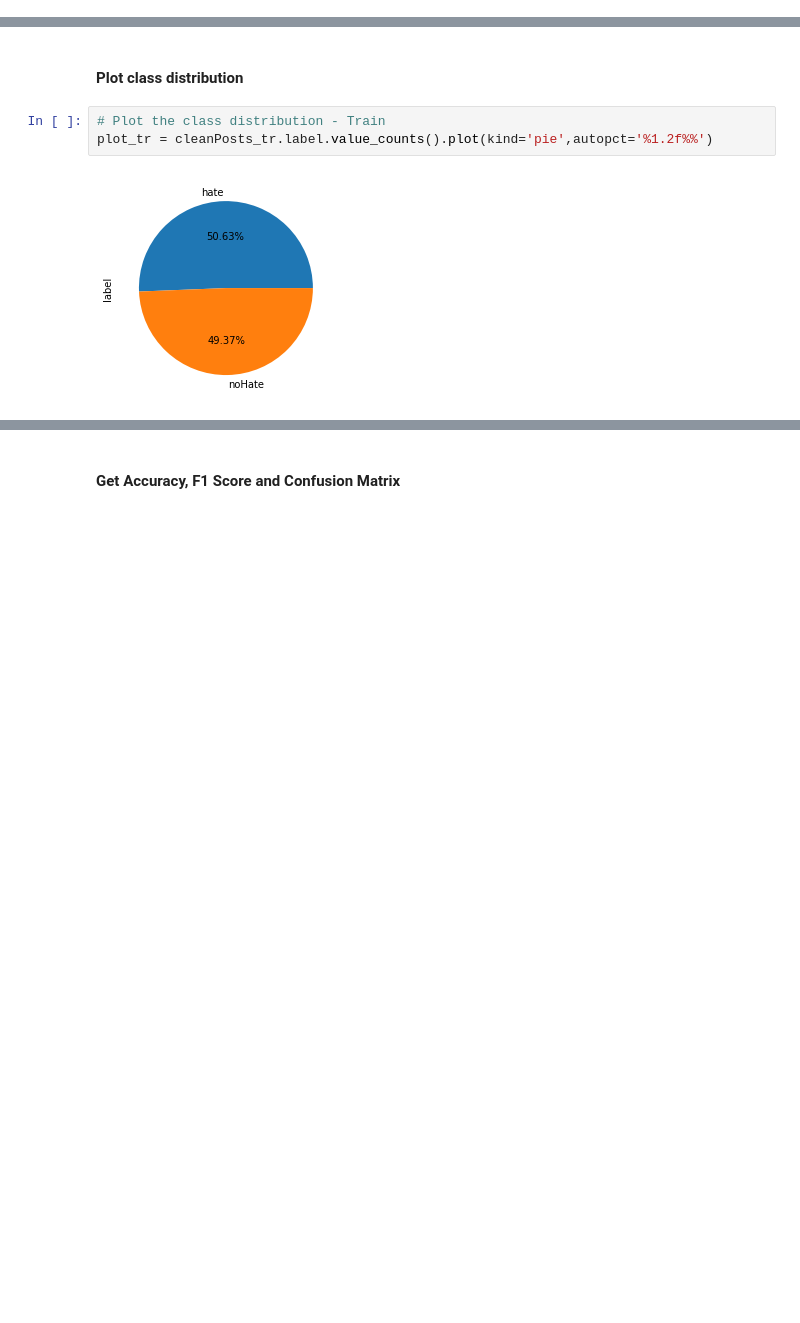
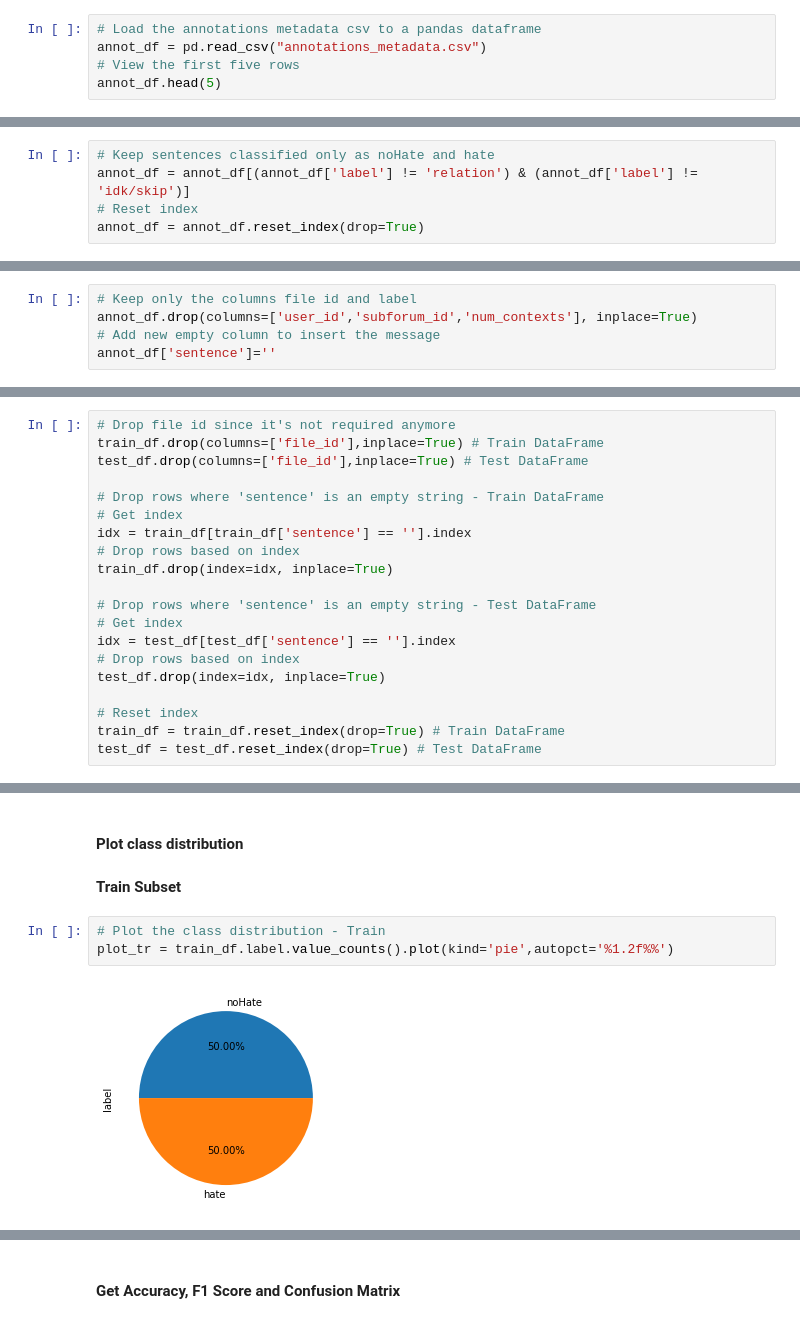
Before and after one commit to dmegkos/MSc-Dissertation-DS-2022, a Jupyter notebook: Thesis_Project.ipynb, the cells around one changed output, grey strips where cells are left out. Cells and saved outputs as stored; diff of their text form; blank space fills up the shorter version.

```diff
--- a/Thesis_Project.ipynb
+++ b/Thesis_Project.ipynb
@@ -365,0 +215,5 @@ cleanPosts_ts = pd.read_csv('hate-speech-dataset-master/cleanPosts_ts.csv')
+# %%
+# Load the annotations metadata csv to a pandas dataframe
+annot_df = pd.read_csv("annotations_metadata.csv")
+# View the first five rows
+annot_df.head(5)
@@ -365,0 +242,5 @@ cleanPosts_ts = pd.read_csv('hate-speech-dataset-master/cleanPosts_ts.csv')
+# %%
+# Keep sentences classified only as noHate and hate
+annot_df = annot_df[(annot_df['label'] != 'relation') & (annot_df['label'] != 'idk/skip')]
+# Reset index
+annot_df = annot_df.reset_index(drop=True)
@@ -365,0 +249,5 @@ cleanPosts_ts = pd.read_csv('hate-speech-dataset-master/cleanPosts_ts.csv')
+# %%
+# Keep only the columns file id and label
+annot_df.drop(columns=['user_id','subforum_id','num_contexts'], inplace=True)
+# Add new empty column to insert the message
+annot_df['sentence']=''
@@ -365,0 +292,20 @@ cleanPosts_ts = pd.read_csv('hate-speech-dataset-master/cleanPosts_ts.csv')
+# %%
+# Drop file id since it's not required anymore
+train_df.drop(columns=['file_id'],inplace=True) # Train DataFrame
+test_df.drop(columns=['file_id'],inplace=True) # Test DataFrame
+
+# Drop rows where 'sentence' is an empty string - Train DataFrame
+# Get index
+idx = train_df[train_df['sentence'] == ''].index
+# Drop rows based on index
+train_df.drop(index=idx, inplace=True)
+
+# Drop rows where 'sentence' is an empty string - Test DataFrame
+# Get index
+idx = test_df[test_df['sentence'] == ''].index
+# Drop rows based on index
+test_df.drop(index=idx, inplace=True)
+
+# Reset index
+train_df = train_df.reset_index(drop=True) # Train DataFrame
+test_df = test_df.reset_index(drop=True) # Test DataFrame
@@ -366,7 +366,9 @@ cleanPosts_ts = pd.read_csv('hate-speech-dataset-master/cleanPosts_ts.csv')
 # %% [markdown]
 #### Plot class distribution
+# %% [markdown]
+**Train Subset**
 # %%
 # Plot the class distribution - Train
-plot_tr = cleanPosts_tr.label.value_counts().plot(kind='pie',autopct='%1.2f%%')
+plot_tr = train_df.label.value_counts().plot(kind='pie',autopct='%1.2f%%')
 # %% [output]
-[figure, old version]
+[figure, new version]
```
Also changed, not shown: parts of 137 cells of this notebook, 1 other file.
